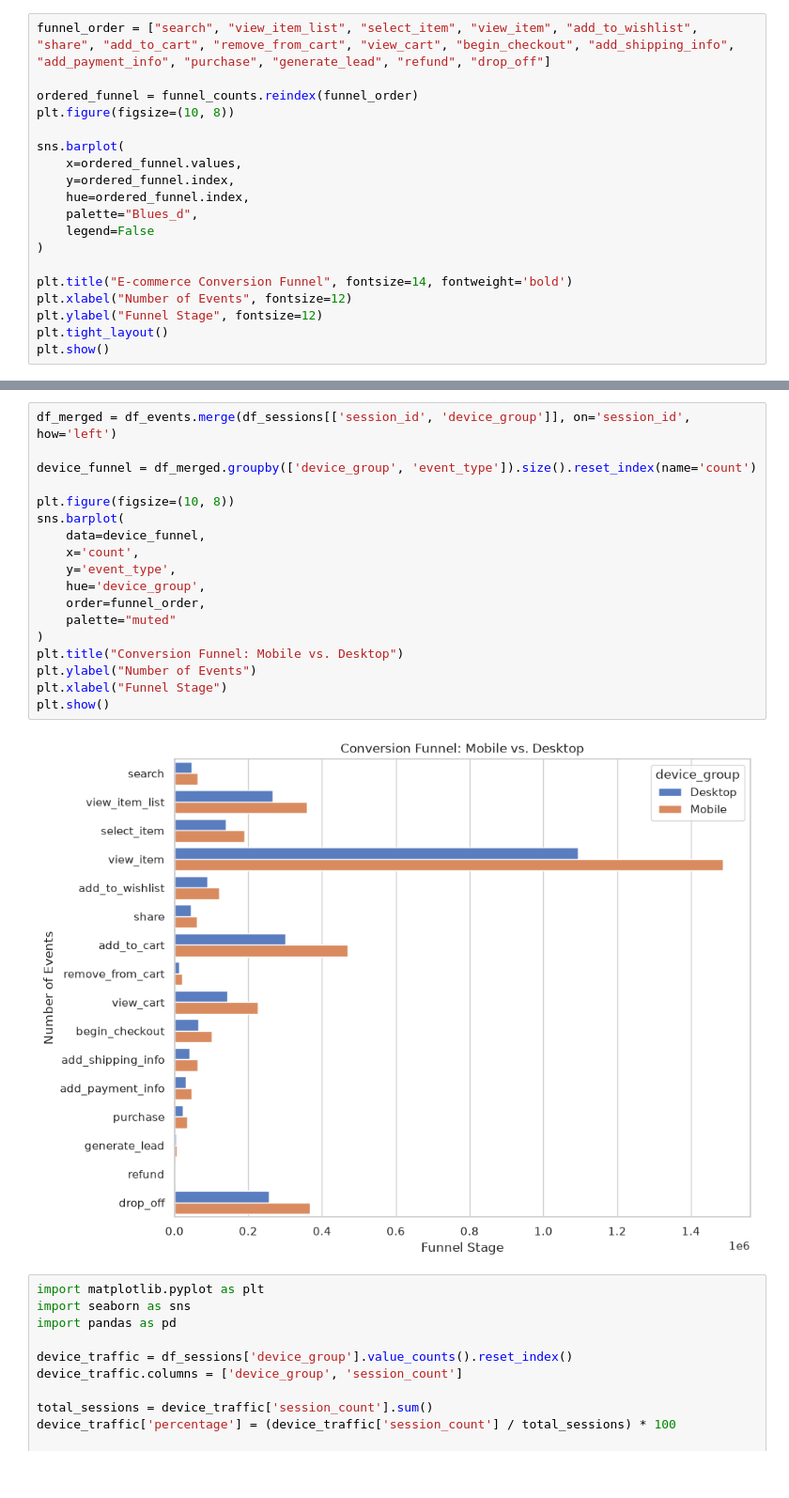
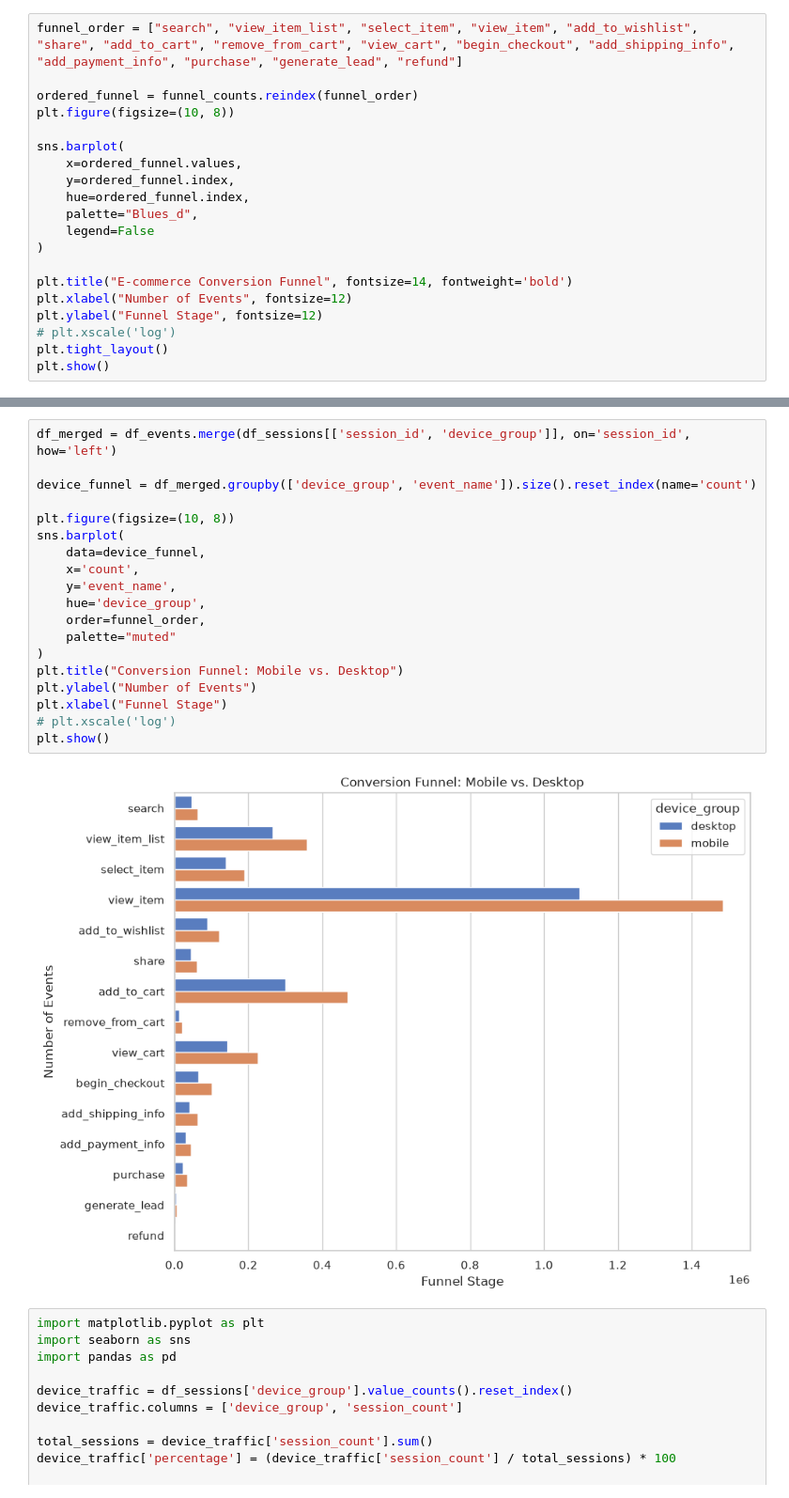
Before and after one commit to ruicchi/ph-ecommerce-data-simulator, a Jupyter notebook: exploratory_data_analysis.ipynb, the cells around one changed output, grey strips where cells are left out. Shown at 94% size. Saved outputs shown, nothing was run; the diff lists cells and outputs as text.

```diff
--- a/exploratory_data_analysis.ipynb
+++ b/exploratory_data_analysis.ipynb
@@ -55,6 +76,6 @@ refund                   558
 Name: count, dtype: int64
 # %%
-funnel_order = ["search", "view_item_list", "select_item", "view_item", "add_to_wishlist", "share", "add_to_cart", "remove_from_cart", "view_cart", "begin_checkout", "add_shipping_info", "add_payment_info", "purchase", "generate_lead", "refund", "drop_off"]
+funnel_order = ["search", "view_item_list", "select_item", "view_item", "add_to_wishlist", "share", "add_to_cart", "remove_from_cart", "view_cart", "begin_checkout", "add_shipping_info", "add_payment_info", "purchase", "generate_lead", "refund"]
 
 ordered_funnel = funnel_counts.reindex(funnel_order)
 plt.figure(figsize=(10, 8))
@@ -70,6 +91,7 @@ sns.barplot(
 plt.title("E-commerce Conversion Funnel", fontsize=14, fontweight='bold')
 plt.xlabel("Number of Events", fontsize=12)
 plt.ylabel("Funnel Stage", fontsize=12)
+# plt.xscale('log')
 plt.tight_layout()
 plt.show()
 # %% [output]
@@ -77,23 +99,24 @@ plt.show()
 # %%
 df_merged = df_events.merge(df_sessions[['session_id', 'device_group']], on='session_id', how='left')
 
-device_funnel = df_merged.groupby(['device_group', 'event_type']).size().reset_index(name='count')
+device_funnel = df_merged.groupby(['device_group', 'event_name']).size().reset_index(name='count')
 
 plt.figure(figsize=(10, 8))
 sns.barplot(
     data=device_funnel,
     x='count',
-    y='event_type',
+    y='event_name',
     hue='device_group',
     order=funnel_order,
     palette="muted"
 )
 plt.title("Conversion Funnel: Mobile vs. Desktop")
 plt.ylabel("Number of Events")
 plt.xlabel("Funnel Stage")
+# plt.xscale('log')
 plt.show()
 # %% [output]
-[figure, old version]
+[figure, new version]
 # %%
 import matplotlib.pyplot as plt
 import seaborn as sns
```
Also changed, not shown: parts of 7 cells of this notebook, 1 other file.
